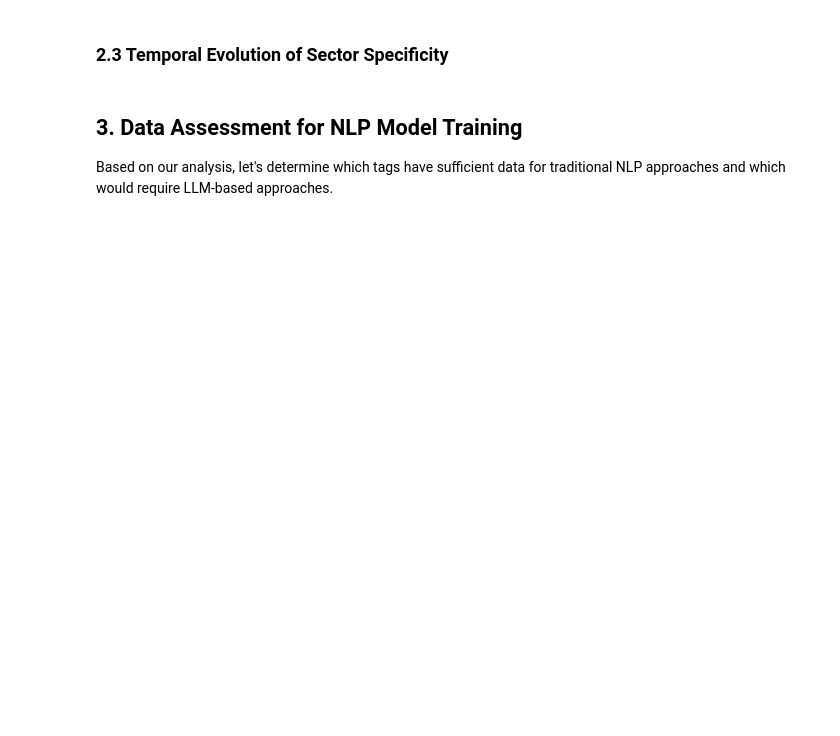
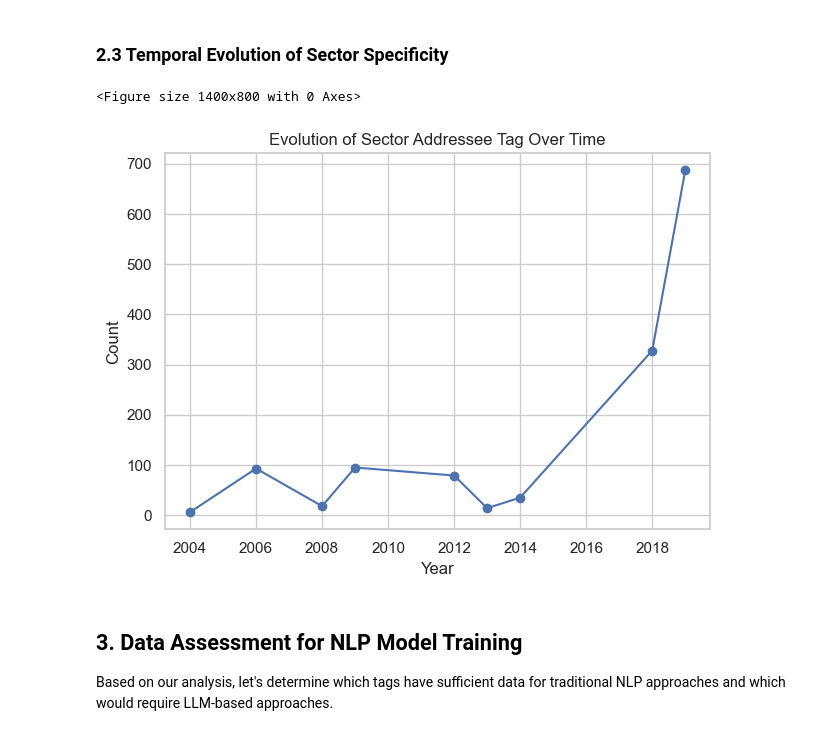
Before and after one commit to OskarKrafft/POLIANNA-AI-CC-Project, a Jupyter notebook: notebooks/EU_Climate_Policy_Analysis.ipynb, the cells around one changed output. Drawn from its saved outputs; the diff is of its cells as text; code cells hidden in the pictures; blank space fills up the shorter version.

```diff
--- a/notebooks/EU_Climate_Policy_Analysis.ipynb
+++ b/notebooks/EU_Climate_Policy_Analysis.ipynb
@@ -442,52 +413,30 @@ plt.show()
 # %% [markdown]
 ### 2.3 Temporal Evolution of Sector Specificity
 # %%
-# Categorize sectors by specificity (this would need domain expertise, approximating for now)
-specificity_categories = {
-    'General': ['Technologyneutral'],
-    'Semi-Specific': ['Technology_family', 'Sector_family'],
-    'Specific': ['Technology_specific', 'Sector_specific']
-}
+# Filter for only the Sector Addressee tag
+sector_actor_tags = ['Addressee_sector']
+sector_actor_df = actor_df[actor_df['tag'].isin(sector_actor_tags)]
 
-# Reverse mapping from tag to specificity category
-tag_to_specificity = {}
-for category, tags in specificity_categories.items():
-    for tag in tags:
-        tag_to_specificity[tag] = category
 
-# Add specificity category to sector dataframe
-sector_df['specificity'] = sector_df['tag'].apply(
-    lambda x: tag_to_specificity.get(x, 'Other')
-)
+sector_actor_tag_yearly = sector_actor_df.groupby(['year', 'tag']).size().reset_index(name='count')
 
-# Count occurrences by year and specificity
-sector_yearly = sector_df.groupby(['year', 'specificity']).size().reset_index(name='count')
 
-# Pivot for plotting
-sector_yearly_pivot = sector_yearly.pivot(index='year', columns='specificity', values='count').fillna(0)
+sector_actor_tag_pivot = sector_actor_tag_yearly.pivot(index='year', columns='tag', values='count').fillna(0)
 
-# Calculate percentage
-sector_yearly_pivot_pct = sector_yearly_pivot.div(sector_yearly_pivot.sum(axis=1), axis=0) * 100
 
-# Plot both absolute counts and percentages
-fig, (ax1, ax2) = plt.subplots(2, 1, figsize=(14, 10))
-
-# Absolute counts
-sector_yearly_pivot.plot(kind='bar', stacked=True, ax=ax1)
-ax1.set_title('Absolute Counts of Sector Specificity Over Time')
-ax1.set_xlabel('Year')
-ax1.set_ylabel('Count')
-ax1.legend(title='Specificity Level')
-
-# Percentage
-sector_yearly_pivot_pct.plot(kind='bar', stacked=True, ax=ax2)
-ax2.set_title('Relative Proportion of Sector Specificity Over Time')
-ax2.set_xlabel('Year')
-ax2.set_ylabel('Percentage (%)')
-ax2.legend(title='Specificity Level')
-
+plt.figure(figsize=(14, 8))
+ax = sector_actor_tag_pivot.plot(marker='o', linestyle='-')
+plt.title(f'Evolution of Sector Addressee Tag Over Time')
+plt.xlabel('Year')
+plt.ylabel('Count')
+# plt.legend(title='Actor Type')
+plt.grid(True)
+ax.legend_.remove()  # Explicitly remove legend
 plt.tight_layout()
 plt.show()
+# %% [output]
+<Figure size 1400x800 with 0 Axes>
+[figure, added]
 # %% [markdown]
 ## 3. Data Assessment for NLP Model Training
 
```
Also changed, not shown: parts of 11 cells of this notebook, 32 other files.
